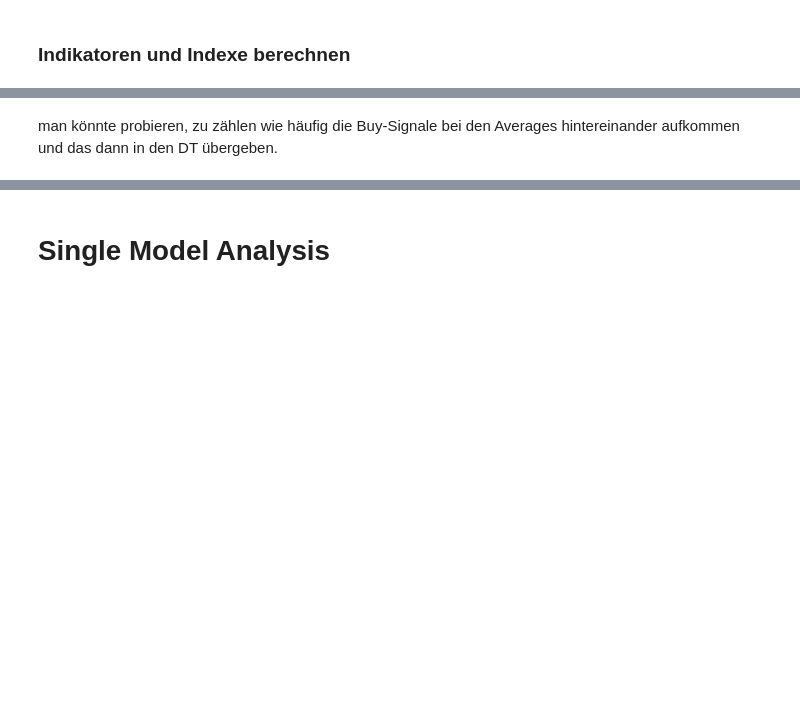
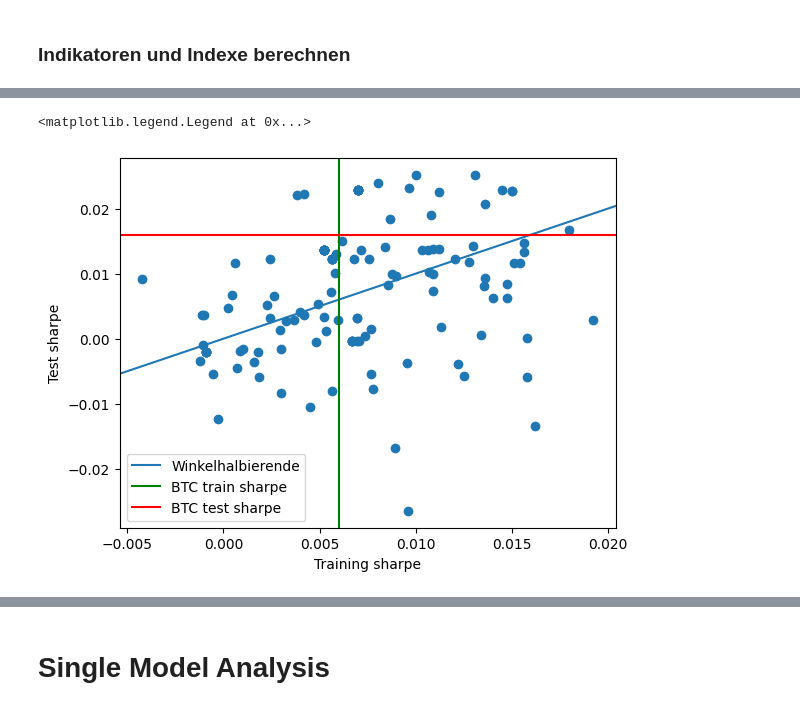
Before and after one commit to adrianbeer/GetaBot, a Jupyter notebook: DecisionTree.ipynb, the cells around one changed output, grey strips where cells are left out. Saved outputs shown, nothing was run; the diff lists cells and outputs as text; code cells hidden in the pictures; blank space fills up the shorter version.

```diff
--- a/DecisionTree.ipynb
+++ b/DecisionTree.ipynb
@@ -11,7 +11,7 @@ from sklearn.ensemble import RandomForestClassifier
 from sklearn.metrics import classification_report, make_scorer, precision_score
 from itertools import combinations
 # %%
-transaction_costs = 0.0005
+TRANSACTION_COSTS = 0.0005
 # Start investment is EURO!
 # %%
 # Fetch Bitcoin prices at 5-minute intervals for the last 40 days
@@ -179,7 +202,7 @@ def train_model(data: pd.DataFrame, features: list, target: str, param_grid, est
     train_size = int(len(data) * 0.8)
     train_data = data.iloc[:train_size]
     test_data = data.iloc[train_size:]
-    X_train = train_data[features]
+    X_train = train_data[features].dropna()
     X_test = test_data[features]
     y_train = train_data[target]
 
@@ -202,7 +225,7 @@ def train_model(data: pd.DataFrame, features: list, target: str, param_grid, est
 
     # Modell mit den besten Parametern
     best_clf = grid_search.best_estimator_
-    return best_clf, X_test
+    return best_clf, X_test, X_train
 
 def make_signals(pred: pd.Series, holding_period: int):
     np_pred = pred
@@ -213,7 +236,6 @@ def make_signals(pred: pd.Series, holding_period: int):
     return np_pred
 
 def evaluate_model(X_test, best_clf, data, signal_threshold, holding_period, plot=True):
-    transaction_costs = 0.0005
     # Vorhersagen auf Testdaten
     #y_pred = best_clf.predict(X_test)
 
@@ -240,7 +262,7 @@ def evaluate_model(X_test, best_clf, data, signal_threshold, holding_period, plo
 
     # Calculate transaction costs: a cost occurs whenever there is a change in the position (buy/sell)
     positions = np.diff(np.concatenate([[0], y_pred]))  # Calculate position changes
-    transaction_costs = np.abs(positions) * transaction_costs  # Apply transaction costs
+    transaction_costs = np.abs(positions) * TRANSACTION_COSTS  # Apply transaction costs
 
     sharpe = sharpe_ratio(strat_returns)
     print(f"Sharpe Ratio without costs: {sharpe}")
@@ -319,5 +353,5 @@ def find_best_indicators(data: pd.DataFrame, indicators: list, target: str, hold
 # %%
-HOLDING_WINDOW = 1
+HOLDING_WINDOW = 24
 # %%
 # Labels erstellen
 create_labels(df_hour, window=HOLDING_WINDOW)
@@ -327,4 +361,9 @@ create_labels(df_hour, window=HOLDING_WINDOW)
 features = dt_indicators#["SMA_50_Sig", "SMA_500_Sig", "HMA_50_Sig", "EMA_50_Sig", "EMA_500_Sig", "EMA_5_Sig"]#["OBV", "RSI_5", "RSI_10"]#, "RSI_50", "RSI_50", "MACD", "MACD_Signal", "Momentum_10", "StochRSI_10", "StochRSI_20", "StochRSI_50"]
 # %%
 # Beste Indikatoren finden
-best_model, best_combination, best_sharpe = find_best_indicators(df_hour, features, holding_period=HOLDING_WINDOW, target="label", signal_threshold=0.55)
+best_model, best_combination, best_sharpe, train_sharpe_ratios, test_sharpe_ratios, models, combos = find_best_indicators(df_hour,
+                                                                                                                    features,
+                                                                                                                    holding_period=HOLDING_WINDOW,
+                                                                                                                    target="label",
+                                                                                                                    signal_threshold=0.55,
+                                                                                                                    plot=False)
@@ -331,2 +576,0 @@ best_model, best_combination, best_sharpe = find_best_indicators(df_hour, featur
-# %% [markdown]
-man könnte probieren, zu zählen wie häufig die Buy-Signale bei den Averages hintereinander aufkommen und das dann in den DT übergeben.
@@ -332,0 +580,17 @@ man könnte probieren, zu zählen wie häufig die Buy-Signale bei den Averages h
+# %%
+fig, ax = plt.subplots()
+
+ax.scatter(train_sharpe_ratios, test_sharpe_ratios)
+ax.axline((min(train_sharpe_ratios), min(train_sharpe_ratios)), slope=1, label="Winkelhalbierende")
+
+train_btc_sharpe=0.006
+test_btc_sharpe=0.016
+plt.axvline(x=train_btc_sharpe, color='g', linestyle='-', label="BTC train sharpe")
+plt.axhline(y=test_btc_sharpe, color='r', linestyle='-', label="BTC test sharpe")
+
+ax.set_xlabel("Training sharpe")
+ax.set_ylabel("Test sharpe")
+ax.legend()
+# %% [output]
+<matplotlib.legend.Legend at 0x...>
+[figure, added]
```
Also changed, not shown: parts of 21 cells of this notebook.
